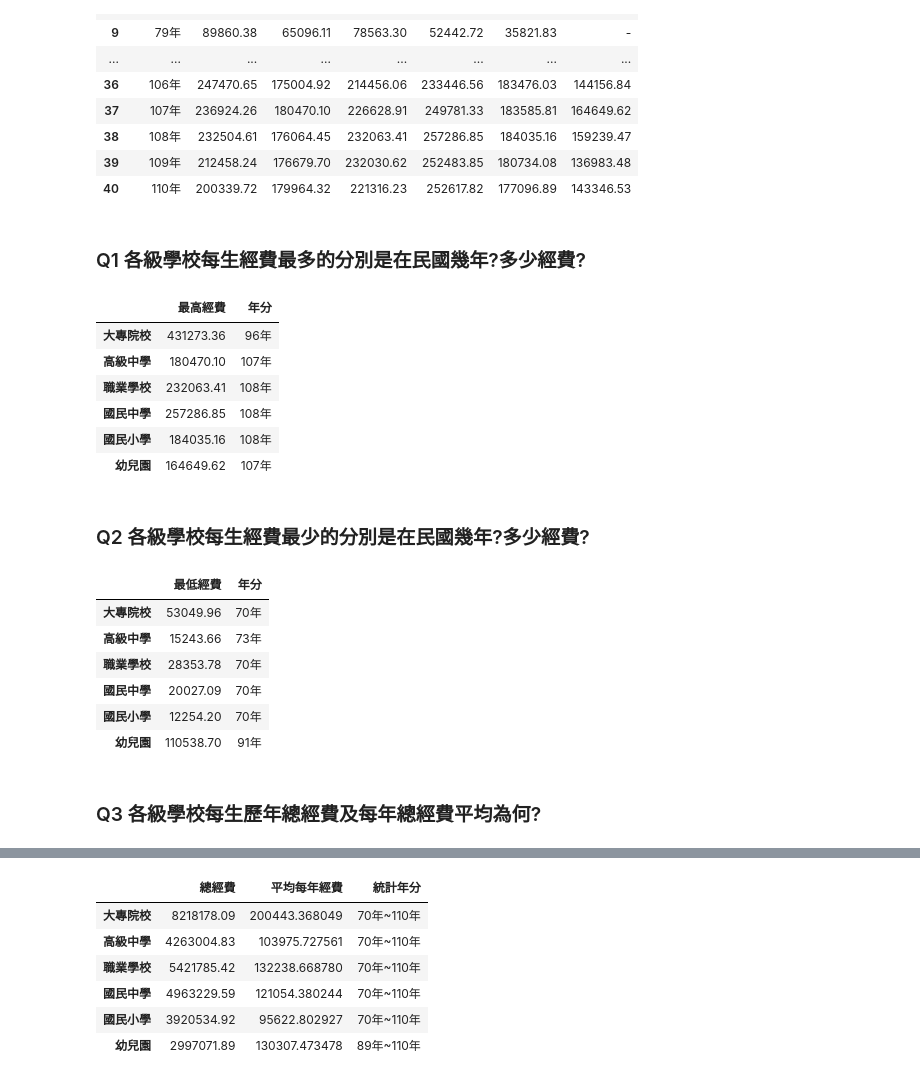
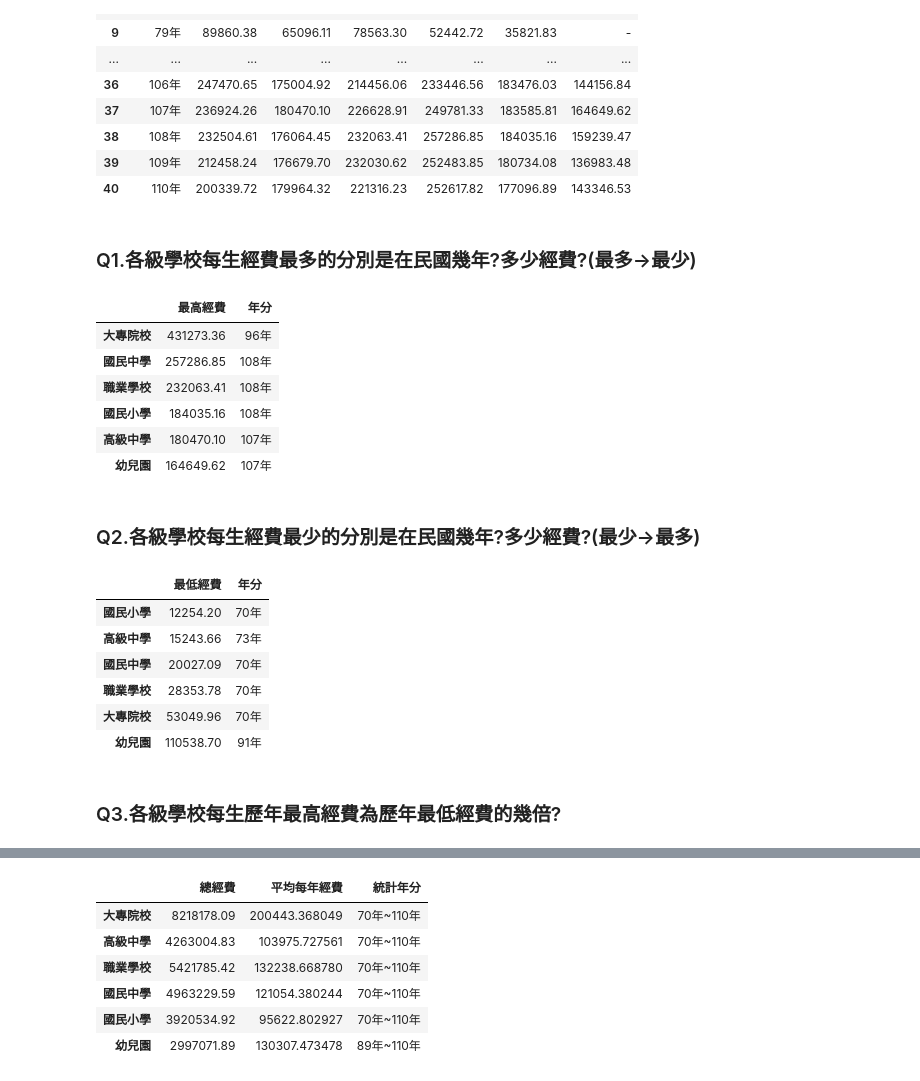
Before and after one commit to brian098091/LAT-Repo, a Jupyter notebook: hw1.ipynb, the cells around one changed output, grey strips where cells are left out. Saved outputs shown, nothing was run; the diff lists cells and outputs as text; code cells hidden in the pictures.

```diff
--- a/hw1.ipynb
+++ b/hw1.ipynb
@@ -25,7 +25,7 @@ df
 | 39 | 109年 | 212458.24 | 176679.70 | 232030.62 | 252483.85 | 180734.08 | 136983.48 |
 | 40 | 110年 | 200339.72 | 179964.32 | 221316.23 | 252617.82 | 177096.89 | 143346.53 |
 # %% [markdown]
-### Q1 各級學校每生經費最多的分別是在民國幾年?多少經費?
+### Q1.各級學校每生經費最多的分別是在民國幾年?多少經費?(最多->最少)
 # %%
 column_names = ['大專院校', '高級中學', '職業學校', '國民中學','國民小學']
 list = []
@@ -49,48 +49,56 @@ Type2 = pd.DataFrame(data2)
 
 frames = [Type, Type2]
 result = pd.concat(frames)
+result1 = result
 result
+Type = result.sort_values(by=['最高經費'],ascending=False)
+Type = Type[['最高經費','年分']]
+Type
 # %% [output]
 |  | 最高經費 | 年分 |
 | 大專院校 | 431273.36 | 96年 |
+| 國民中學 | 257286.85 | 108年 |
+| 職業學校 | 232063.41 | 108年 |
+| 國民小學 | 184035.16 | 108年 |
 | 高級中學 | 180470.10 | 107年 |
-| 職業學校 | 232063.41 | 108年 |
-| 國民中學 | 257286.85 | 108年 |
-| 國民小學 | 184035.16 | 108年 |
 | 幼兒園 | 164649.62 | 107年 |
 # %% [markdown]
-### Q2 各級學校每生經費最少的分別是在民國幾年?多少經費?
+### Q2.各級學校每生經費最少的分別是在民國幾年?多少經費?(最少->最多)
 # %%
 column_names = ['大專院校', '高級中學', '職業學校', '國民中學','國民小學']
 list = []
 year = []
 
 list = df.loc[:,column_names].astype(float).min()
 year = df.loc[:,column_names].astype(float).idxmin()+ 70
 
 
 data = {
     "最低經費": list,
     "年分" : year.astype(str) + '年'
 
 }
 data2 = {
     "最低經費": df.iloc[19:41][['幼兒園']].astype(float).min(),
     "年分" : (df.iloc[19:41][['幼兒園']].astype(float).idxmin() + 70).astype(str) + '年'
 }
 Type = pd.DataFrame(data)
 Type2 = pd.DataFrame(data2)
 
 frames = [Type, Type2]
 result = pd.concat(frames)
+result2 = result
 result
+Type = result.sort_values(by=['最低經費'],ascending=True)
+Type = Type[['最低經費','年分']]
+Type
 # %% [output]
 |  | 最低經費 | 年分 |
+| 國民小學 | 12254.20 | 70年 |
+| 高級中學 | 15243.66 | 73年 |
+| 國民中學 | 20027.09 | 70年 |
+| 職業學校 | 28353.78 | 70年 |
 | 大專院校 | 53049.96 | 70年 |
-| 高級中學 | 15243.66 | 73年 |
-| 職業學校 | 28353.78 | 70年 |
-| 國民中學 | 20027.09 | 70年 |
-| 國民小學 | 12254.20 | 70年 |
 | 幼兒園 | 110538.70 | 91年 |
 # %% [markdown]
-### Q3 各級學校每生歷年總經費及每年總經費平均為何?
+### Q3.各級學校每生歷年最高經費為歷年最低經費的幾倍?
```
Also changed, not shown: parts of 14 cells of this notebook.
